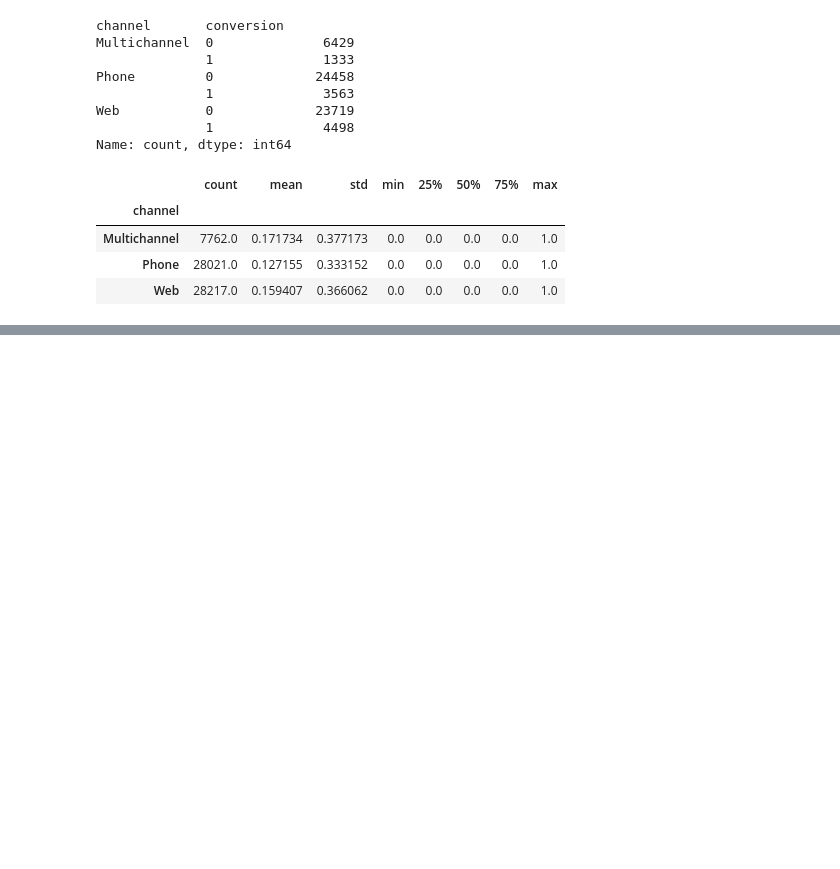
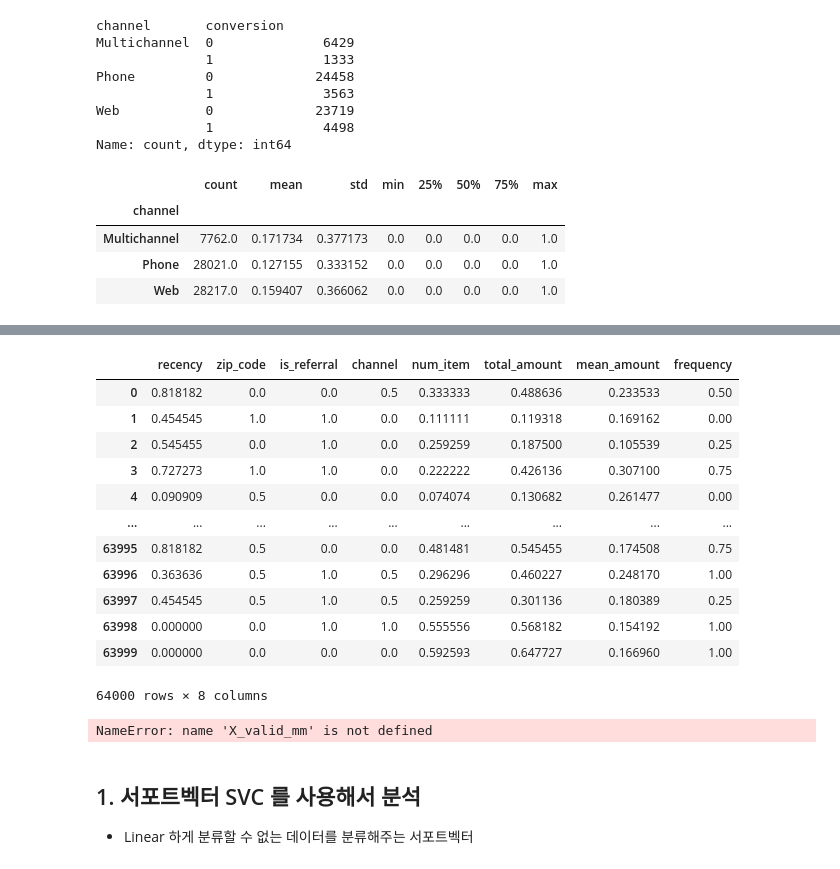
Before and after one commit to youngeunkoo/fintech_service, a Jupyter notebook: 06machine_learning/09_쇼핑몰_프로모션_효율예측분석_KNN,SVM_SMOTE_RandCV.ipynb, the cells around one changed output, grey strips where cells are left out. Saved outputs shown, nothing was run; the diff lists cells and outputs as text; code cells hidden in the pictures; blank space fills up the shorter version.

```diff
--- a/06machine_learning/09_쇼핑몰_프로모션_효율예측분석_KNN,SVM_SMOTE_RandCV.ipynb
+++ b/06machine_learning/09_쇼핑몰_프로모션_효율예측분석_KNN,SVM_SMOTE_RandCV.ipynb
@@ -495,0 +741,6 @@ weighted avg       0.86      0.87      0.87     59051
+# %%
+mm = MinMaxScaler()
+X_mm_scaled = mm.fit_transform(X)
+
+rb = RobustScaler()
+X_rb_scaled = rb.fit_transform(X)
@@ -495,0 +763,25 @@ weighted avg       0.86      0.87      0.87     59051
+# %%
+X_mm_scaled = pd.DataFrame(X_mm_scaled, columns = X.columns)
+X_mm_scaled
+# %% [output]
+|  | recency | zip_code | is_referral | channel | num_item | total_amount | mean_amount | frequency |
+| 0 | 0.818182 | 0.0 | 0.0 | 0.5 | 0.333333 | 0.488636 | 0.233533 | 0.50 |
+| 1 | 0.454545 | 1.0 | 1.0 | 0.0 | 0.111111 | 0.119318 | 0.169162 | 0.00 |
+| 2 | 0.545455 | 0.0 | 1.0 | 0.0 | 0.259259 | 0.187500 | 0.105539 | 0.25 |
+| 3 | 0.727273 | 1.0 | 1.0 | 0.0 | 0.222222 | 0.426136 | 0.307100 | 0.75 |
+| 4 | 0.090909 | 0.5 | 0.0 | 0.0 | 0.074074 | 0.130682 | 0.261477 | 0.00 |
+| ... | ... | ... | ... | ... | ... | ... | ... | ... |
+| 63995 | 0.818182 | 0.5 | 0.0 | 0.0 | 0.481481 | 0.545455 | 0.174508 | 0.75 |
+| 63996 | 0.363636 | 0.5 | 1.0 | 0.5 | 0.296296 | 0.460227 | 0.248170 | 1.00 |
+| 63997 | 0.454545 | 0.5 | 1.0 | 0.5 | 0.259259 | 0.301136 | 0.180389 | 0.25 |
+| 63998 | 0.000000 | 0.0 | 1.0 | 1.0 | 0.555556 | 0.568182 | 0.154192 | 1.00 |
+| 63999 | 0.000000 | 0.0 | 0.0 | 0.0 | 0.592593 | 0.647727 | 0.166960 | 1.00 |
+64000 rows × 8 columns
+# %%
+X_train_mm, X_test_mm, y_train_mm, y_valid_mm = train_test_split(X_mm_scaled, y, test_size=0.4, random_state=100)
+X_valid_mm, X_test_mm, y_valid_mm, y_valid_mm = train_test_split(X_valid_mm, y_valid_mm, test_size=0.5, random_state=100)
+# %% [output]
+NameError: name 'X_valid_mm' is not defined
+# %% [markdown]
+## 1. 서포트벡터 SVC 를 사용해서 분석
+* Linear 하게 분류할 수 없는 데이터를 분류해주는 서포트벡터
```
Also changed, not shown: parts of 63 cells of this notebook, 1 other file.
